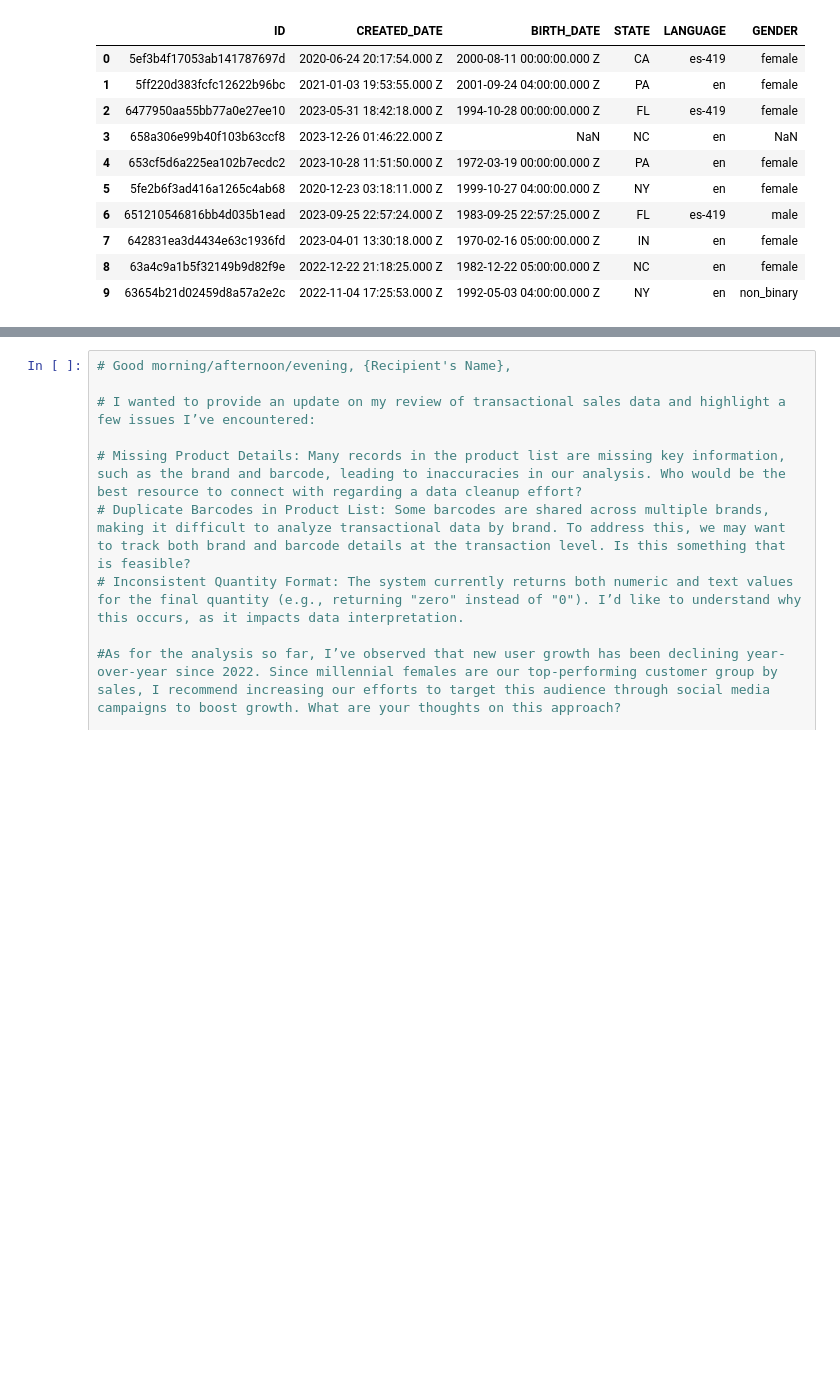
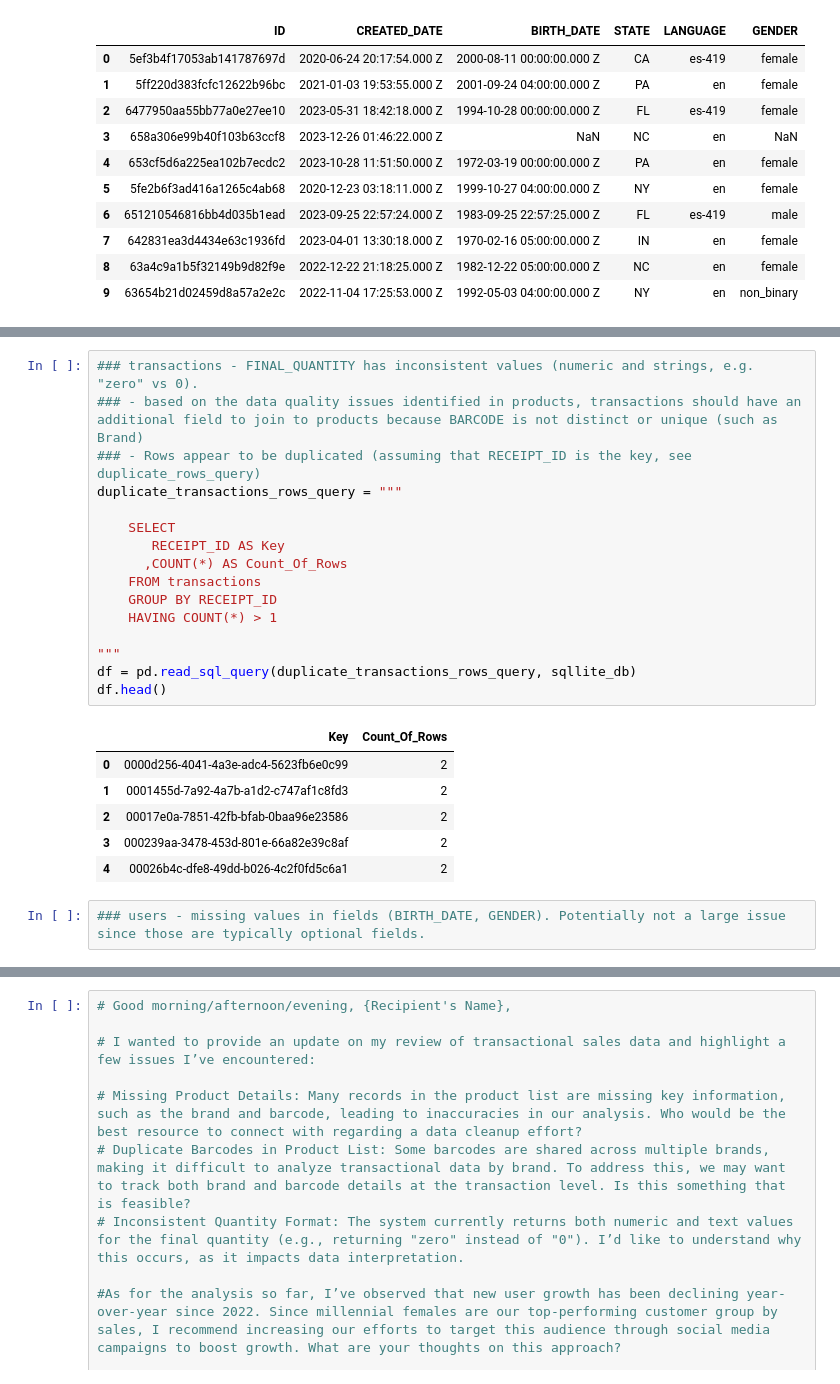
Before and after one commit to maggiethiele/fetch_technical_interview, a Jupyter notebook: fetch_technical_interview.ipynb, the cells around one changed output, grey strips where cells are left out. Saved outputs shown, nothing was run; the diff lists cells and outputs as text; blank space fills up the shorter version.

```diff
--- a/fetch_technical_interview.ipynb
+++ b/fetch_technical_interview.ipynb
@@ -148,0 +142,25 @@ duplicate_transactions_rows_query = """
+# %%
+### transactions - FINAL_QUANTITY has inconsistent values (numeric and strings, e.g. "zero" vs 0).
+### - based on the data quality issues identified in products, transactions should have an additional field to join to products because BARCODE is not distinct or unique (such as Brand)
+### - Rows appear to be duplicated (assuming that RECEIPT_ID is the key, see duplicate_rows_query)
+duplicate_transactions_rows_query = """
+
+    SELECT
+       RECEIPT_ID AS Key
+      ,COUNT(*) AS Count_Of_Rows
+    FROM transactions
+    GROUP BY RECEIPT_ID
+    HAVING COUNT(*) > 1
+
+"""
+df = pd.read_sql_query(duplicate_transactions_rows_query, sqllite_db)
+df.head()
+# %% [output]
+|  | Key | Count_Of_Rows |
+| 0 | 0000d256-4041-4a3e-adc4-5623fb6e0c99 | 2 |
+| 1 | 0001455d-7a92-4a7b-a1d2-c747af1c8fd3 | 2 |
+| 2 | 00017e0a-7851-42fb-bfab-0baa96e23586 | 2 |
+| 3 | 000239aa-3478-453d-801e-66a82e39c8af | 2 |
+| 4 | 00026b4c-dfe8-49dd-b026-4c2f0fd5c6a1 | 2 |
+# %%
+### users - missing values in fields (BIRTH_DATE, GENDER). Potentially not a large issue since those are typically optional fields.
```
Also changed, not shown: parts of 11 cells of this notebook.
